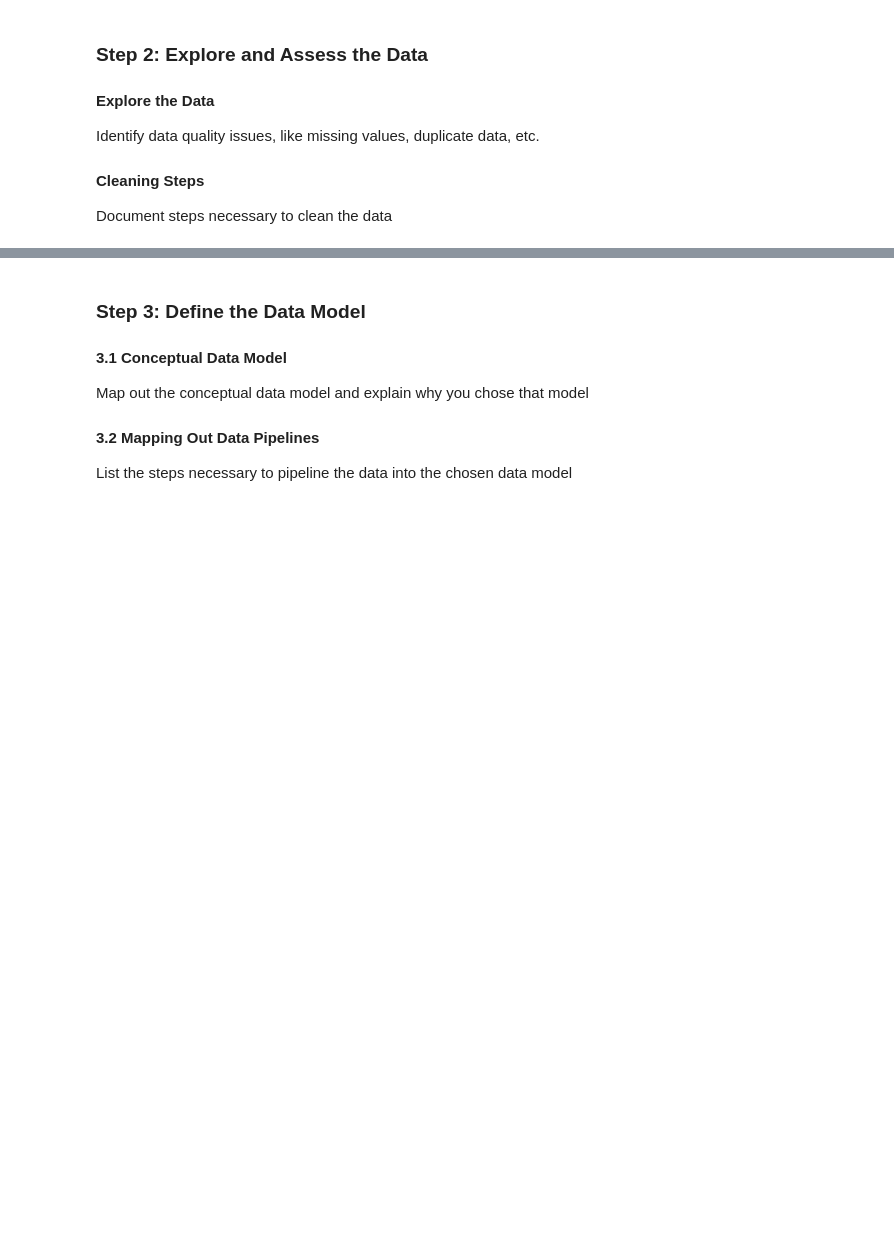
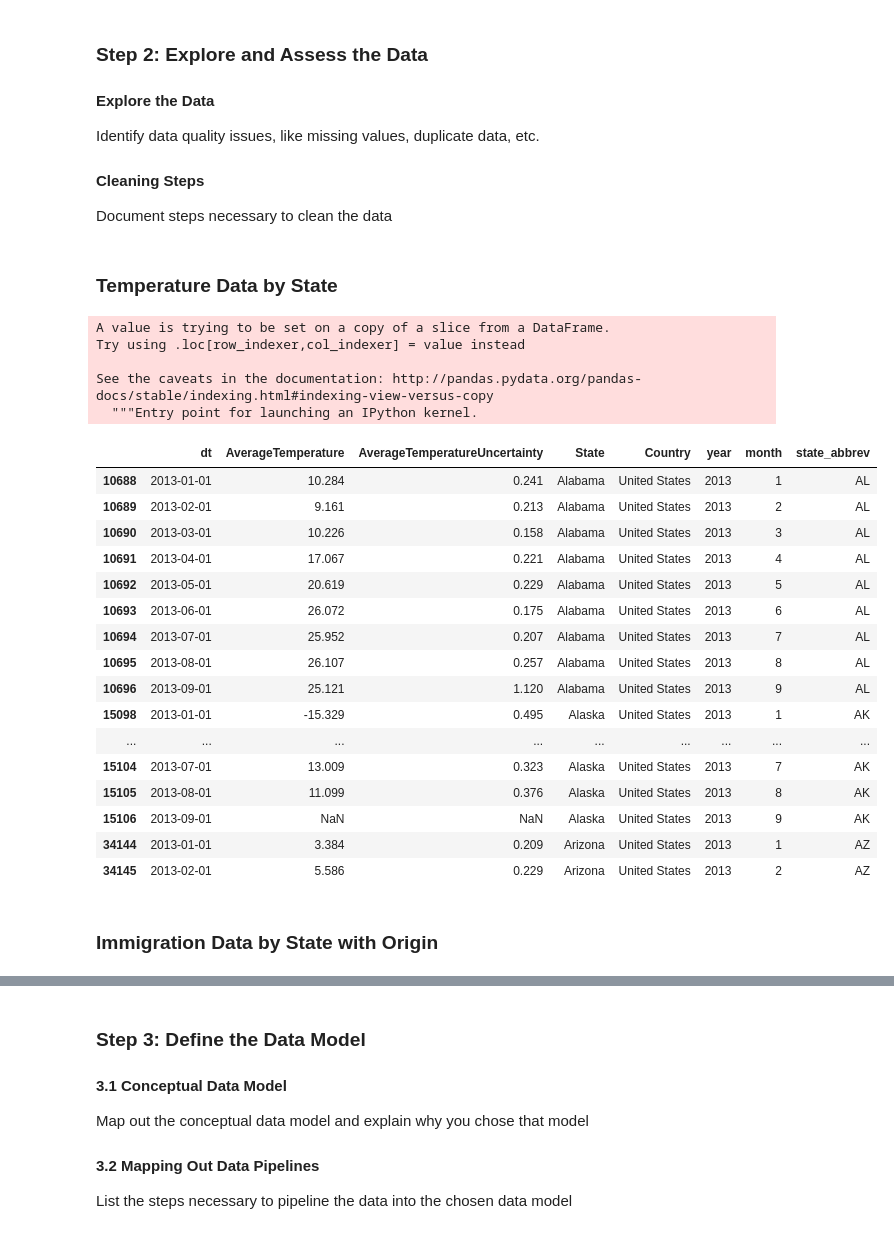
Before and after one commit to jlga94/dend-capstone, a Jupyter notebook: Capstone Project Template.ipynb, the cells around one changed output, grey strips where cells are left out. Saved outputs shown, nothing was run; the diff lists cells and outputs as text; code cells hidden in the pictures; blank space fills up the shorter version.

Commit message:
Exploring Data

```diff
--- a/Capstone Project Template.ipynb
+++ b/Capstone Project Template.ipynb
@@ -27,6 +28,7 @@ Describe the data sets you're using. Where did it come from? What type of inform
 df_airport = pd.read_csv("airport-codes_csv.csv")
 df_immigration = pd.read_csv("immigration_data_sample.csv")
 df_demographics = pd.read_csv("us-cities-demographics.csv",sep=';')
+df_temperature = pd.read_csv("GlobalLandTemperaturesByState.csv")
 # %%
 df_airport.head()
 # %% [output]
@@ -88,0 +98,10 @@ Document steps necessary to clean the data
+# %% [markdown]
+### Temperature Data by State
+# %%
+# Performing cleaning tasks here
+import datetime
+df_temperature['dt'] = pd.to_datetime(df_temperature['dt'])
+df_temperature['year'] = df_temperature['dt'].dt.year
+df_temperature['month'] = df_temperature['dt'].dt.month
+# %%
+us_df_temperature = df_temperature[(df_temperature["Country"]=="United States")&(df_temperature['year'] == 2013)]
@@ -88,0 +168,28 @@ Document steps necessary to clean the data
+# %%
+us_df_temperature['state_abbrev'] = us_df_temperature.apply(lambda row: us_state_abbrev[row["State"]],axis=1)
+# %% [output]
+A value is trying to be set on a copy of a slice from a DataFrame.
+Try using .loc[row_indexer,col_indexer] = value instead
+
+See the caveats in the documentation: http://pandas.pydata.org/pandas-docs/stable/indexing.html#indexing-view-versus-copy
+  """Entry point for launching an IPython kernel.
+# %%
+us_df_temperature.head(20)
+# %% [output]
+|  | dt | AverageTemperature | AverageTemperatureUncertainty | State | Country | year | month | state_abbrev |
+| 10688 | 2013-01-01 | 10.284 | 0.241 | Alabama | United States | 2013 | 1 | AL |
+| 10689 | 2013-02-01 | 9.161 | 0.213 | Alabama | United States | 2013 | 2 | AL |
+| 10690 | 2013-03-01 | 10.226 | 0.158 | Alabama | United States | 2013 | 3 | AL |
+| 10691 | 2013-04-01 | 17.067 | 0.221 | Alabama | United States | 2013 | 4 | AL |
+| 10692 | 2013-05-01 | 20.619 | 0.229 | Alabama | United States | 2013 | 5 | AL |
+| 10693 | 2013-06-01 | 26.072 | 0.175 | Alabama | United States | 2013 | 6 | AL |
+| 10694 | 2013-07-01 | 25.952 | 0.207 | Alabama | United States | 2013 | 7 | AL |
+| 10695 | 2013-08-01 | 26.107 | 0.257 | Alabama | United States | 2013 | 8 | AL |
+| 10696 | 2013-09-01 | 25.121 | 1.120 | Alabama | United States | 2013 | 9 | AL |
+| 15098 | 2013-01-01 | -15.329 | 0.495 | Alaska | United States | 2013 | 1 | AK |
+| ... | ... | ... | ... | ... | ... | ... | ... | ... |
+| 15104 | 2013-07-01 | 13.009 | 0.323 | Alaska | United States | 2013 | 7 | AK |
+| 15105 | 2013-08-01 | 11.099 | 0.376 | Alaska | United States | 2013 | 8 | AK |
+| 15106 | 2013-09-01 | NaN | NaN | Alaska | United States | 2013 | 9 | AK |
+| 34144 | 2013-01-01 | 3.384 | 0.209 | Arizona | United States | 2013 | 1 | AZ |
+| 34145 | 2013-02-01 | 5.586 | 0.229 | Arizona | United States | 2013 | 2 | AZ |
@@ -88,0 +790,2 @@ Document steps necessary to clean the data
+# %% [markdown]
+### Immigration Data by State with Origin
```
Also changed, not shown: parts of 20 cells of this notebook.
